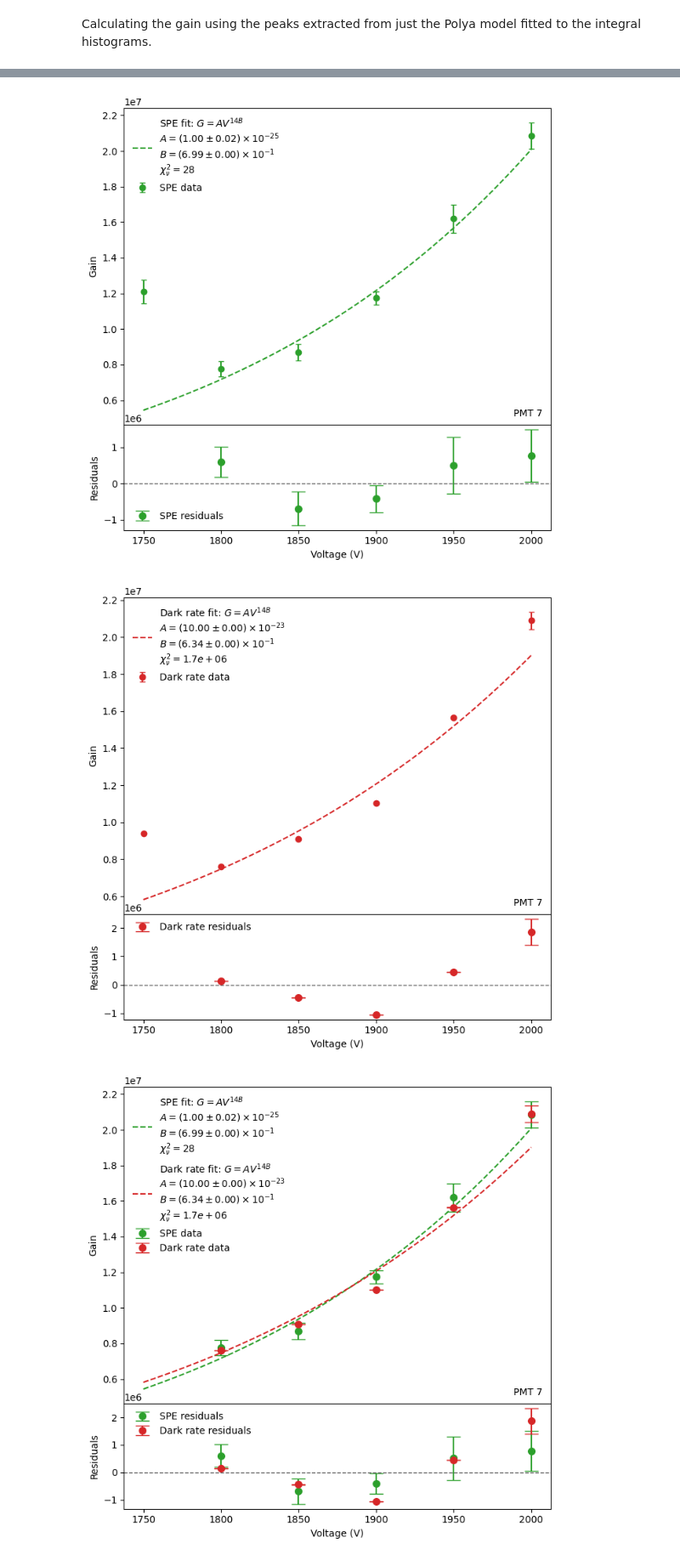
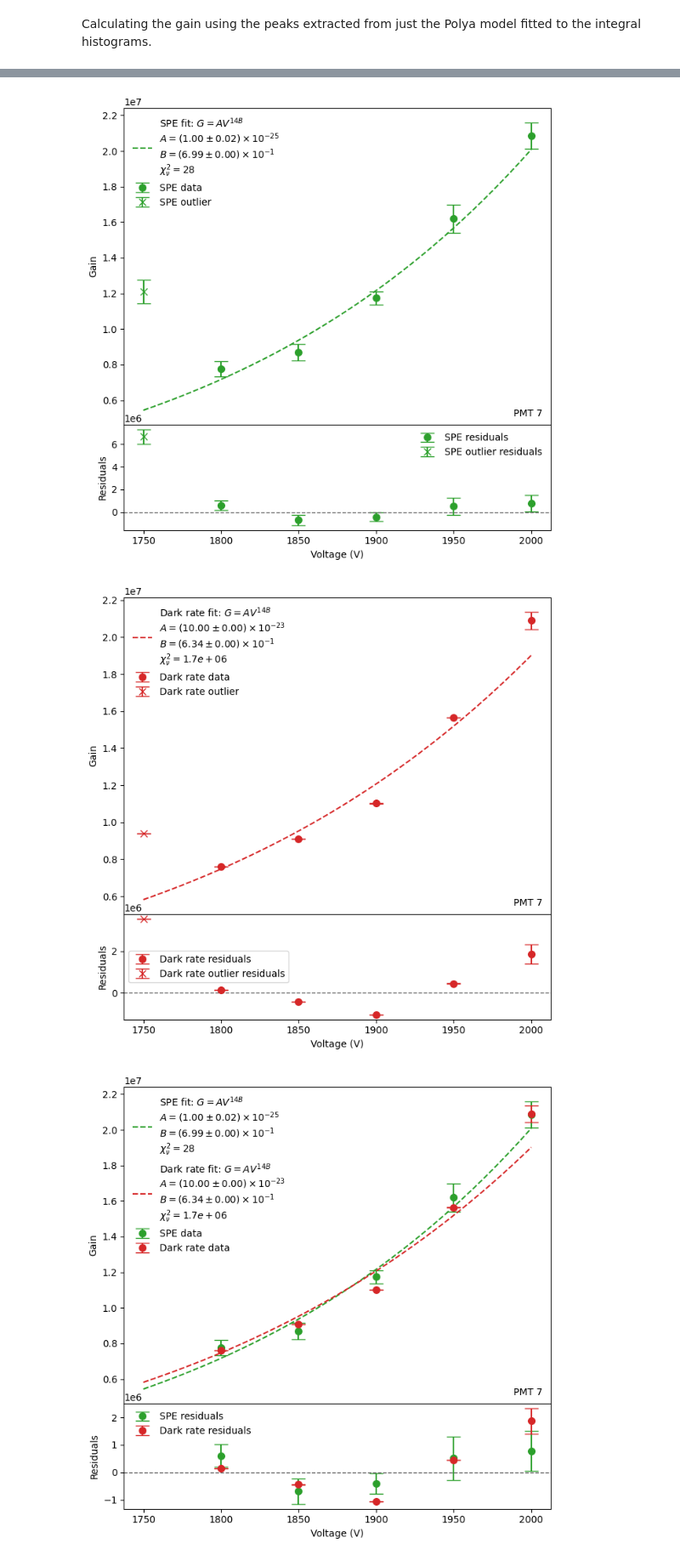
Before and after one commit to hhuckvale/DMProject, a Jupyter notebook: PMT_Characteristics/Gain/BOTHPolyaGain.ipynb, the cells around one changed output, grey strips where cells are left out. Shown at 85% size. Drawn from its saved outputs; the diff is of its cells as text; code cells hidden in the pictures.

```diff
--- a/PMT_Characteristics/Gain/BOTHPolyaGain.ipynb
+++ b/PMT_Characteristics/Gain/BOTHPolyaGain.ipynb
@@ -248,11 +248,12 @@ fig, (ax, ax_res) = plt.subplots(
     gridspec_kw={'height_ratios': [3, 1], 'hspace': 0}
 )
 ax.errorbar(
-    spe_avg_gain['voltage'],
-    spe_avg_gain['gain'],
-    yerr=spe_avg_gain['gain_error'],
+    spe_avg_gain['voltage'][mask_spe],
+    spe_avg_gain['gain'][mask_spe],
+    yerr=spe_avg_gain['gain_error'][mask_spe],
     fmt='o',
-    capsize=3,
+    markersize=7,
+    capsize=7,
     color='tab:green',
     ecolor='tab:green',
     label='SPE data'
@@ -267,6 +268,28 @@ ax_res.errorbar(
     color='tab:green',
     label='SPE residuals'
 )
+
+ax.errorbar(
+    spe_avg_gain['voltage'][mask_ignored_spe],
+    spe_avg_gain['gain'][mask_ignored_spe],
+    yerr=spe_avg_gain['gain_error'][mask_ignored_spe],
+    fmt='x',
+    markersize=7,
+    capsize=7,
+    color='tab:green',
+    label='SPE outlier'
+)
+ax_res.errorbar(
+    spe_avg_gain['voltage'][mask_ignored_spe],
+    residuals_spe[mask_ignored_spe],
+    yerr=spe_avg_gain['gain_error'][mask_ignored_spe],
+    fmt='x',
+    markersize=7,
+    capsize=7,
+    color='tab:green',
+    label='SPE outlier residuals'
+)
+
 ax.plot(
     V_plot,
     gain_model(V_plot, A_spe, B_spe),
@@ -305,14 +328,25 @@ fig, (ax, ax_res) = plt.subplots(
     gridspec_kw={'height_ratios': [3, 1], 'hspace': 0}
 )
 ax.errorbar(
-    darkrate_avg_gain['voltage'],
-    darkrate_avg_gain['gain'],
-    yerr=darkrate_avg_gain['gain_error'],
+    darkrate_avg_gain['voltage'][mask_dark],
+    darkrate_avg_gain['gain'][mask_dark],
+    yerr=darkrate_avg_gain['gain_error'][mask_dark],
     fmt='o',
-    capsize=3,
+    markersize=7,
+    capsize=7,
     color='tab:red',
     ecolor='tab:red',
     label='Dark rate data'
+)
+ax.errorbar(
+    darkrate_avg_gain['voltage'][mask_ignored_dark],
+    darkrate_avg_gain['gain'][mask_ignored_dark],
+    yerr=darkrate_avg_gain['gain_error'][mask_ignored_dark],
+    fmt='x',
+    markersize=7,
+    capsize=7,
+    color='tab:red',
+    label='Dark rate outlier'
 )
 ax_res.errorbar(
     darkrate_avg_gain['voltage'][mask_dark],
@@ -323,37 +357,47 @@ ax_res.errorbar(
     capsize=7,
     color='tab:red',
     label='Dark rate residuals'
+)
+ax_res.errorbar(
+    darkrate_avg_gain['voltage'][mask_ignored_dark],
+    residuals_dark[mask_ignored_dark],
+    yerr=darkrate_avg_gain['gain_error'][mask_ignored_dark],
+    fmt='x',
+    markersize=7,
+    capsize=7,
+    color='tab:red',
+    label='Dark rate outlier residuals'
 )
 ax.plot(
     V_plot,
     gain_model(V_plot, A_dark, B_dark),
     '--',
     color='tab:red',
     label=label_dark
 )
 
 ax.set_xlabel('Voltage (V)')
 ax.set_ylabel('Gain')
 ax.text(
     0.98, 0.02,
     'PMT 7',
     transform=ax.transAxes,
     ha='right',
     va='bottom',
     fontsize='medium'
 )
 #plt.grid(alpha=0.3)
 ax.legend(frameon=False)
 ax_res.axhline(0, color='0.4', linestyle='--', linewidth=1)
 
 ax_res.set_xlabel('Voltage (V)')
 ax_res.set_ylabel('Residuals')
-ax_res.legend(
+ax_res.legend()
 plt.tight_layout()
 plt.show()
 # %% [output]
-[figure, old version]
+[figure, new version]
-[figure, old version]
+[figure, new version]
 # %%
 #plot gain curves and gain models = A V^14B together
 fig, (ax, ax_res) = plt.subplots(
```
Also changed, not shown: parts of 1 cell of this notebook.
